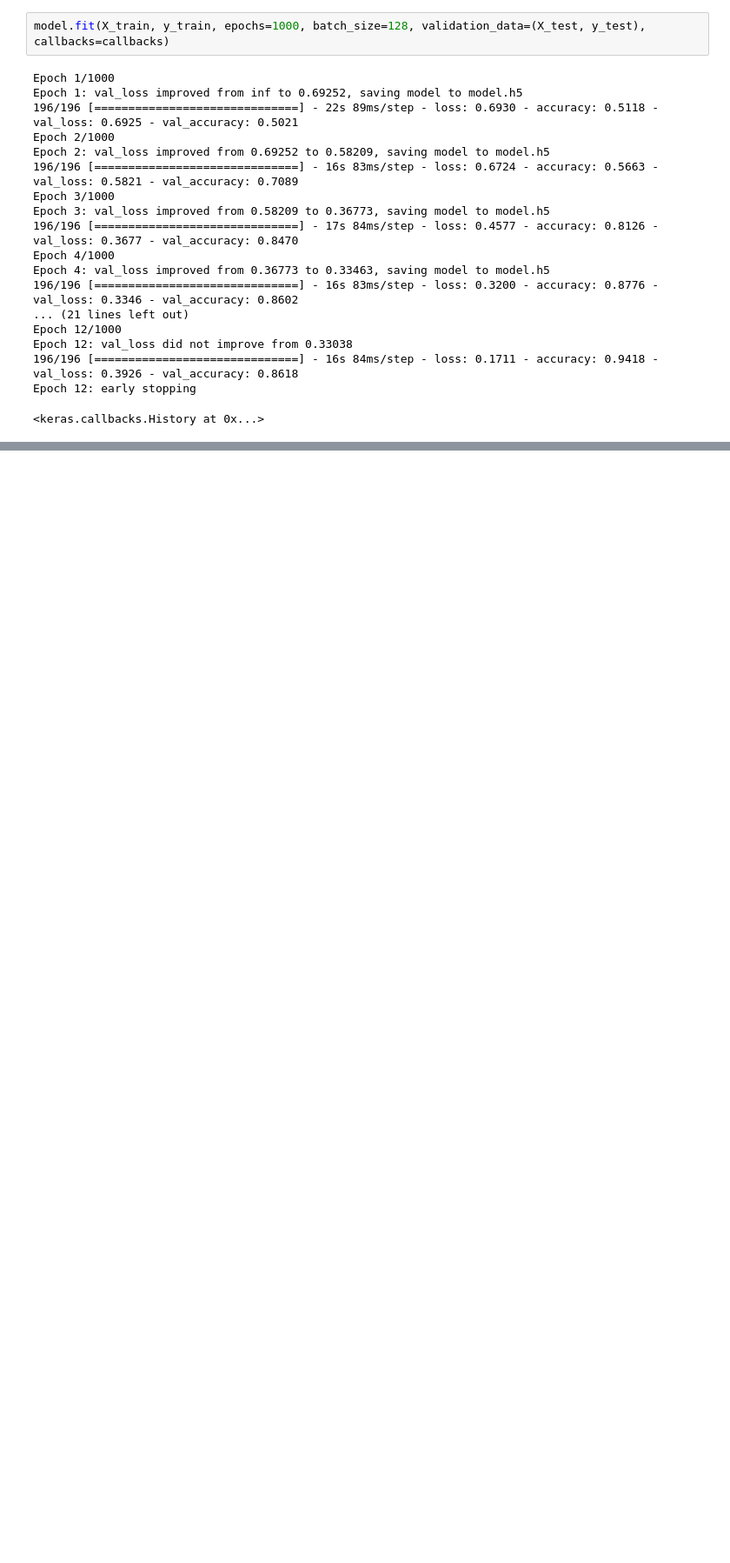
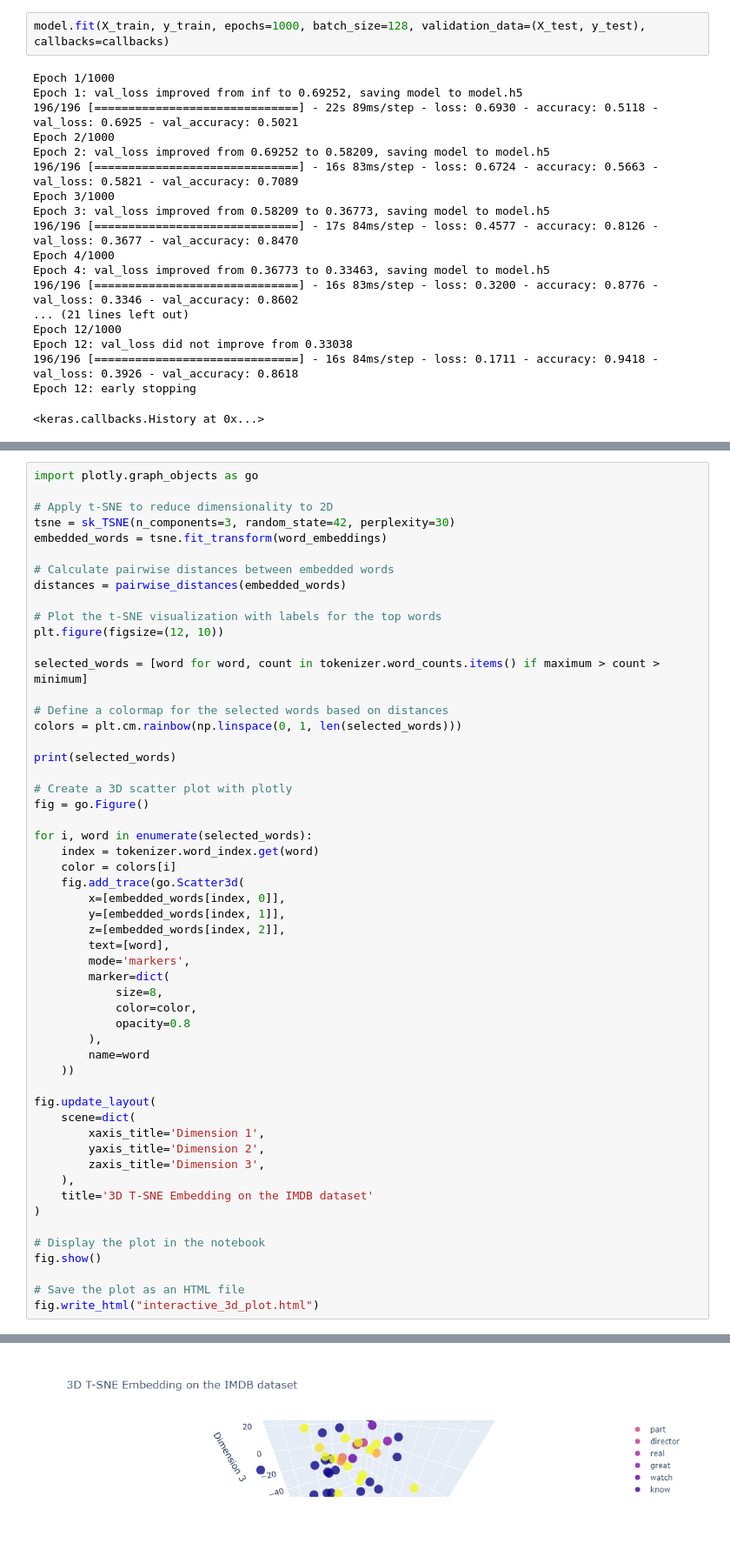
Before and after one commit to AntoineTSP/Advanced_ML, a Jupyter notebook: Embedding_imdb/LSTM.ipynb, the cells around one changed output, grey strips where cells are left out. Shown at 87% size. Cells and saved outputs as stored; diff of their text form; blank space fills up the shorter version.

```diff
--- a/Embedding_imdb/LSTM.ipynb
+++ b/Embedding_imdb/LSTM.ipynb
@@ -118,0 +199,55 @@ Epoch 12: early stopping
+# %%
+import plotly.graph_objects as go
+
+# Apply t-SNE to reduce dimensionality to 2D
+tsne = sk_TSNE(n_components=3, random_state=42, perplexity=30)
+embedded_words = tsne.fit_transform(word_embeddings)
+
+# Calculate pairwise distances between embedded words
+distances = pairwise_distances(embedded_words)
+
+# Plot the t-SNE visualization with labels for the top words
+plt.figure(figsize=(12, 10))
+
+selected_words = [word for word, count in tokenizer.word_counts.items() if maximum > count > minimum]
+
+# Define a colormap for the selected words based on distances
+colors = plt.cm.rainbow(np.linspace(0, 1, len(selected_words)))
+
+print(selected_words)
+
+# Create a 3D scatter plot with plotly
+fig = go.Figure()
+
+for i, word in enumerate(selected_words):
+    index = tokenizer.word_index.get(word)
+    color = colors[i]
+    fig.add_trace(go.Scatter3d(
+        x=[embedded_words[index, 0]],
+        y=[embedded_words[index, 1]],
+        z=[embedded_words[index, 2]],
+        text=[word],
+        mode='markers',
+        marker=dict(
+            size=8,
+            color=color,
+            opacity=0.8
+        ),
+        name=word
+    ))
+
+fig.update_layout(
+    scene=dict(
+        xaxis_title='Dimension 1',
+        yaxis_title='Dimension 2',
+        zaxis_title='Dimension 3',
+    ),
+    title='3D T-SNE Embedding on the IMDB dataset'
+)
+
+# Display the plot in the notebook
+fig.show()
+
+# Save the plot as an HTML file
+fig.write_html("interactive_3d_plot.html")
+# %% [output]
@@ -118,0 +255 @@ Epoch 12: early stopping
+[figure, added]
```
Also changed, not shown: parts of 10 cells of this notebook, 2 other files.
